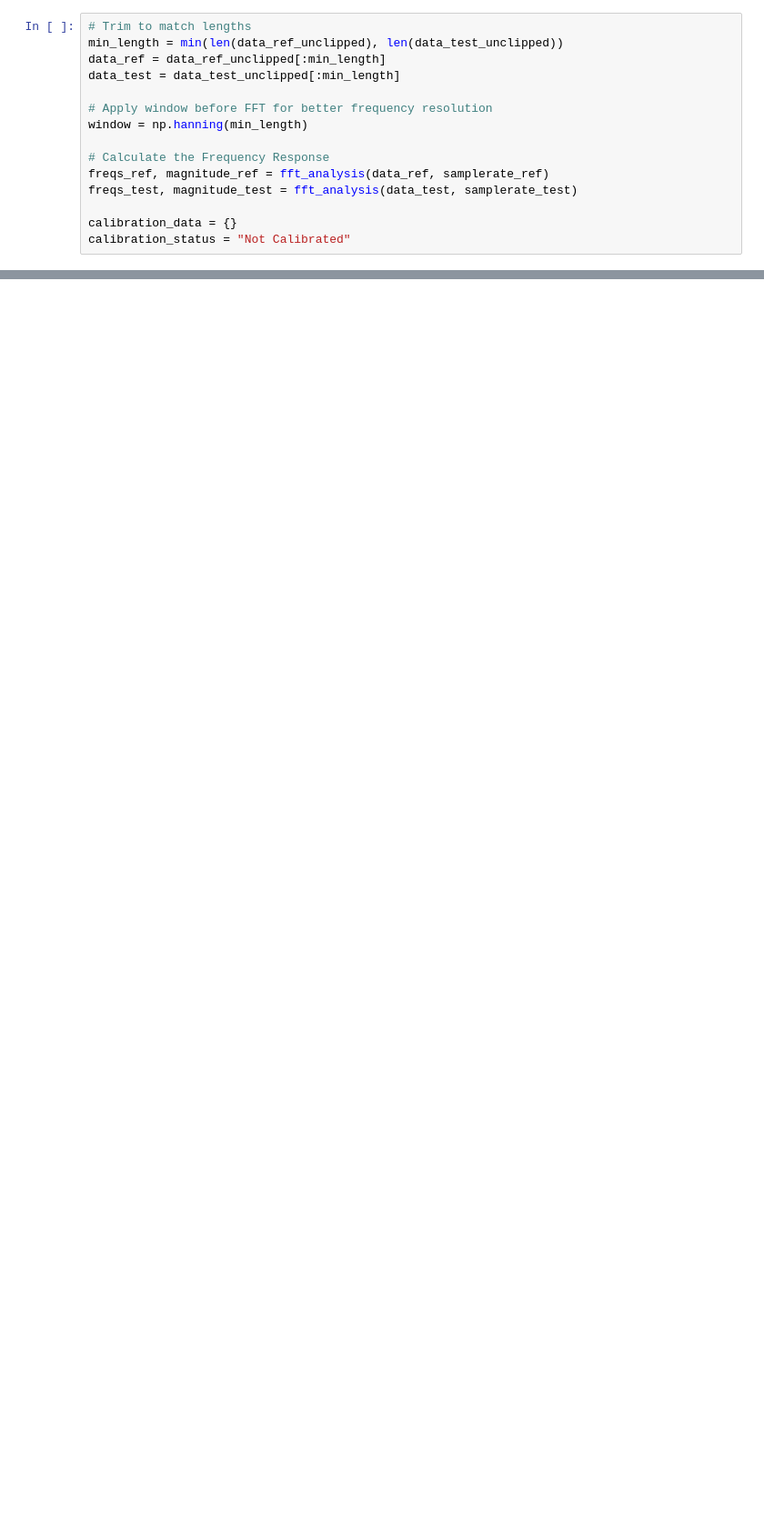
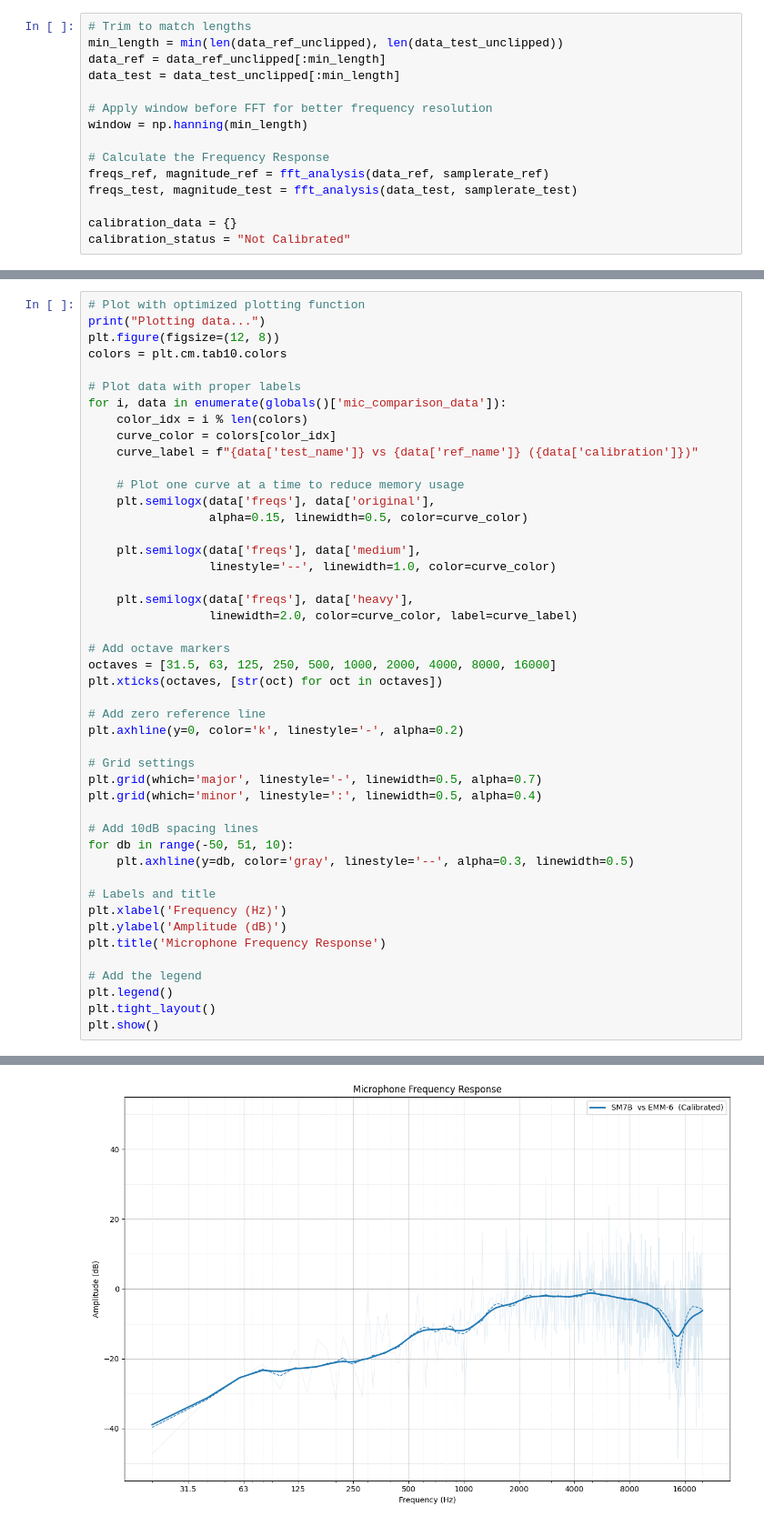
Before and after one commit to steveseguin/measure_frequency_response, a Jupyter notebook: Frequency_Response_analysis.ipynb, the cells around one changed output, grey strips where cells are left out. Shown: that part at 91% size. Cells and saved outputs as stored; diff of their text form; blank space fills up the shorter version.

```diff
--- a/Frequency_Response_analysis.ipynb
+++ b/Frequency_Response_analysis.ipynb
@@ -403,0 +682,47 @@ plt.savefig(f"{test_filename_processed}_vs_{reference_filename_processed}.png",
+# %%
+# Plot with optimized plotting function
+print("Plotting data...")
+plt.figure(figsize=(12, 8))
+colors = plt.cm.tab10.colors
+
+# Plot data with proper labels
+for i, data in enumerate(globals()['mic_comparison_data']):
+    color_idx = i % len(colors)
+    curve_color = colors[color_idx]
+    curve_label = f"{data['test_name']} vs {data['ref_name']} ({data['calibration']})"
+
+    # Plot one curve at a time to reduce memory usage
+    plt.semilogx(data['freqs'], data['original'],
+                 alpha=0.15, linewidth=0.5, color=curve_color)
+
+    plt.semilogx(data['freqs'], data['medium'],
+                 linestyle='--', linewidth=1.0, color=curve_color)
+
+    plt.semilogx(data['freqs'], data['heavy'],
+                 linewidth=2.0, color=curve_color, label=curve_label)
+
+# Add octave markers
+octaves = [31.5, 63, 125, 250, 500, 1000, 2000, 4000, 8000, 16000]
+plt.xticks(octaves, [str(oct) for oct in octaves])
+
+# Add zero reference line
+plt.axhline(y=0, color='k', linestyle='-', alpha=0.2)
+
+# Grid settings
+plt.grid(which='major', linestyle='-', linewidth=0.5, alpha=0.7)
+plt.grid(which='minor', linestyle=':', linewidth=0.5, alpha=0.4)
+
+# Add 10dB spacing lines
+for db in range(-50, 51, 10):
+    plt.axhline(y=db, color='gray', linestyle='--', alpha=0.3, linewidth=0.5)
+
+# Labels and title
+plt.xlabel('Frequency (Hz)')
+plt.ylabel('Amplitude (dB)')
+plt.title('Microphone Frequency Response')
+
+# Add the legend
+plt.legend()
+plt.tight_layout()
+plt.show()
+# %% [output]
@@ -403,0 +730 @@ plt.savefig(f"{test_filename_processed}_vs_{reference_filename_processed}.png",
+[figure, added]
```
Also changed, not shown: parts of 8 cells of this notebook.
